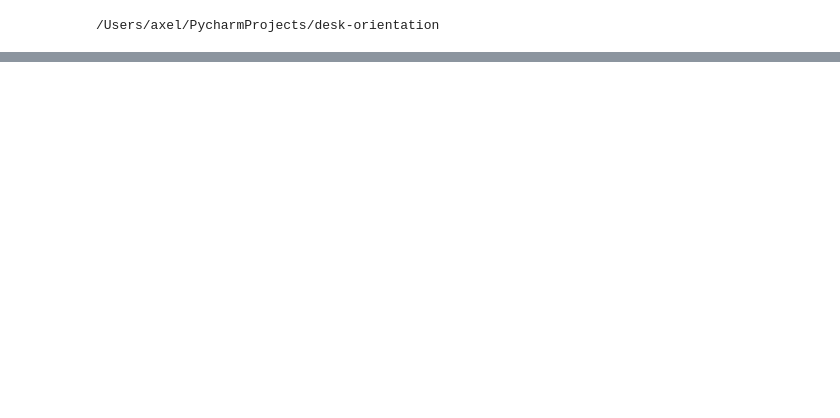
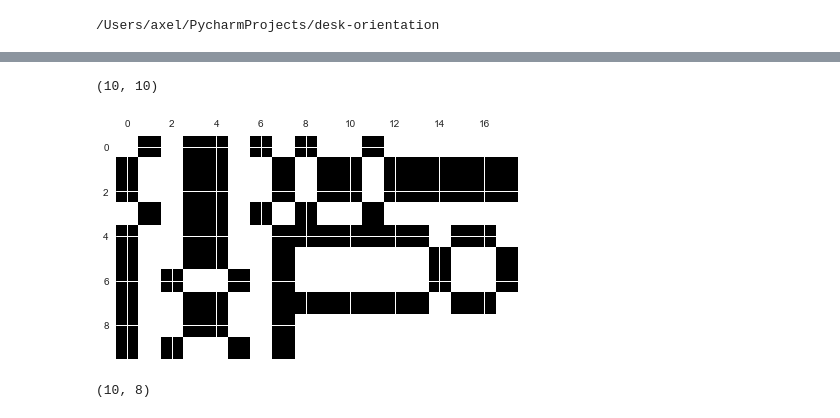
Before and after one commit to delaaxe/desk-orientation-prediction, a Jupyter notebook: OrientationPrediction.ipynb, the cells around one changed output, grey strips where cells are left out. Saved outputs shown, nothing was run; the diff lists cells and outputs as text; code cells hidden in the pictures; blank space fills up the shorter version.

```diff
--- a/OrientationPrediction.ipynb
+++ b/OrientationPrediction.ipynb
@@ -216,0 +276,14 @@ cd desk-orientation
+# %%
+hs = np.concatenate(horizontals, axis=0)
+vs = np.concatenate(verticals, axis=1)
+pad_height = vs.shape[0] - hs.shape[0]
+hs = np.pad(hs, ((0, pad_height), (0, 0)))
+xs = np.concatenate((vs, hs), axis=1)
+plt.matshow(xs)
+# %% [output]
+(10, 10)
+[figure, added]
+# %%
+vs.shape
+# %% [output]
+(10, 8)
```
Also changed, not shown: parts of 14 cells of this notebook.
